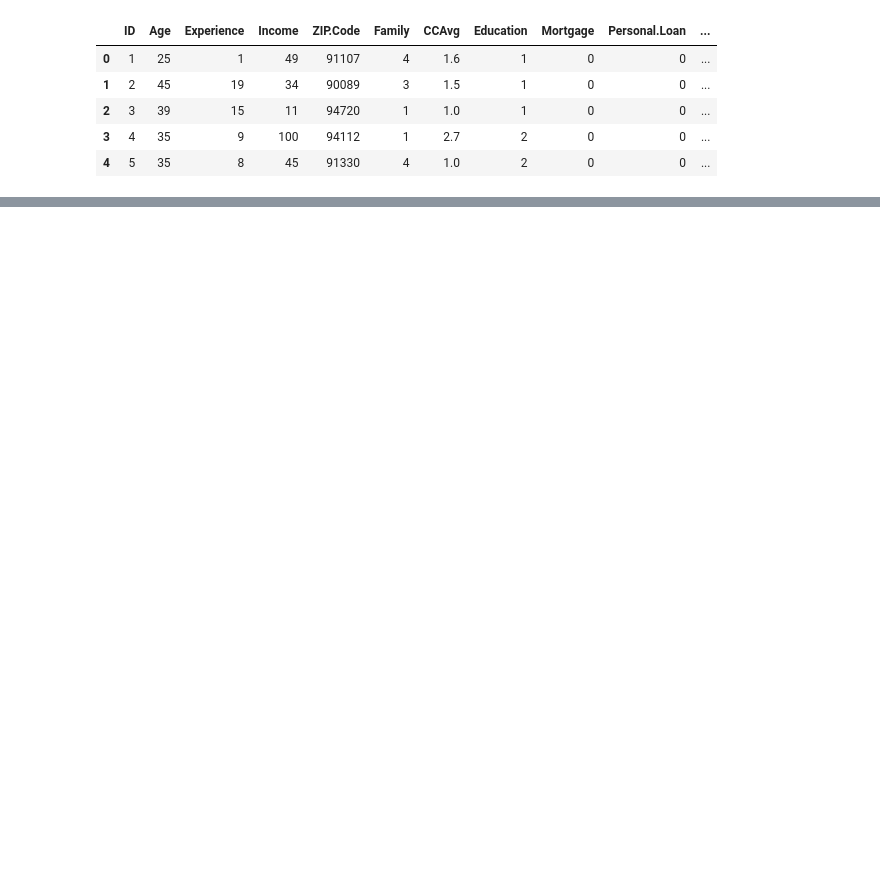
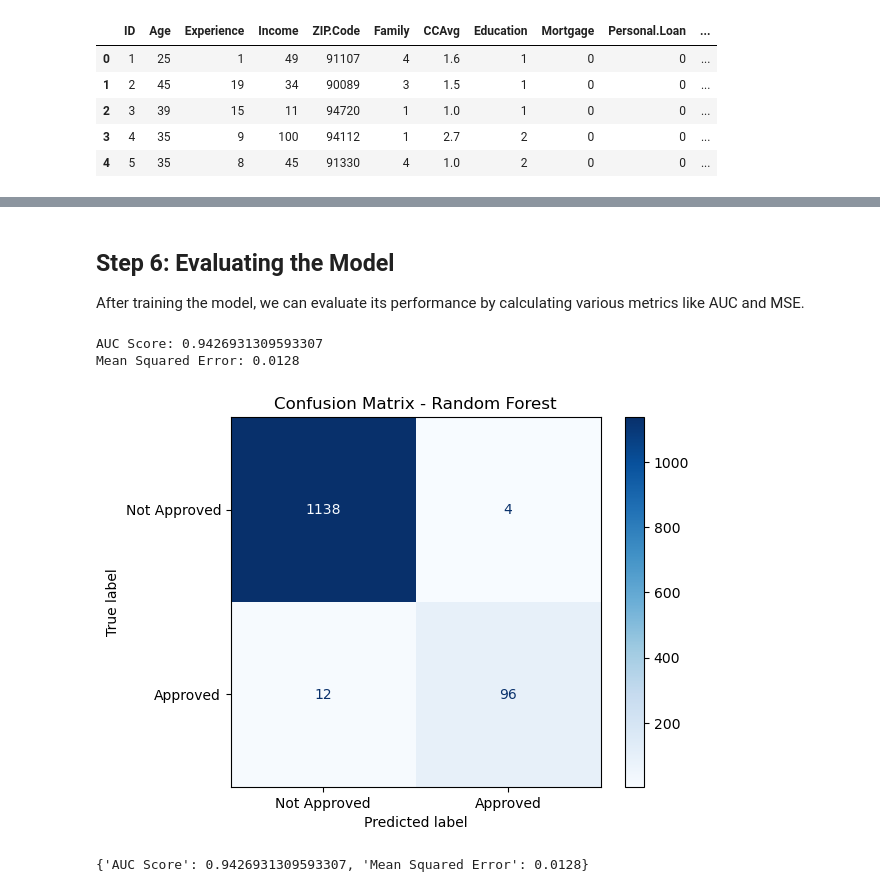
Before and after one commit to Pratiksha0221/Loan_prediction_package, a Jupyter notebook: TUTORIAL.ipynb, the cells around one changed output, grey strips where cells are left out. Cells and saved outputs as stored; diff of their text form; code cells hidden in the pictures; blank space fills up the shorter version.

```diff
--- a/TUTORIAL.ipynb
+++ b/TUTORIAL.ipynb
@@ -51,0 +90,9 @@ Mean Squared Error: 0.01
+# %%
+# Creating an instance of ModelTrainer
+model_trainer = ModelTrainer(processed_data)
+
+# Splitting the data into training and testing sets
+model_trainer.split_data(test_size=0.25, random_state=0)
+
+# Training the Random Forest model
+model_trainer.train_model(n_estimators=100, random_state=0)
@@ -51,0 +107,15 @@ Mean Squared Error: 0.01
+# %% [markdown]
+## Step 6: Evaluating the Model
+
+After training the model, we can evaluate its performance by calculating various metrics like AUC and MSE.
+# %%
+# Model Evaluation
+metrics = model_trainer.evaluate_model()
+
+# Evaluation metrics
+print(metrics)
+# %% [output]
+AUC Score: 0.9426931309593307
+Mean Squared Error: 0.0128
+[figure, added]
+{'AUC Score': 0.9426931309593307, 'Mean Squared Error': 0.0128}
```
Also changed, not shown: parts of 20 cells of this notebook, 1 other file.
